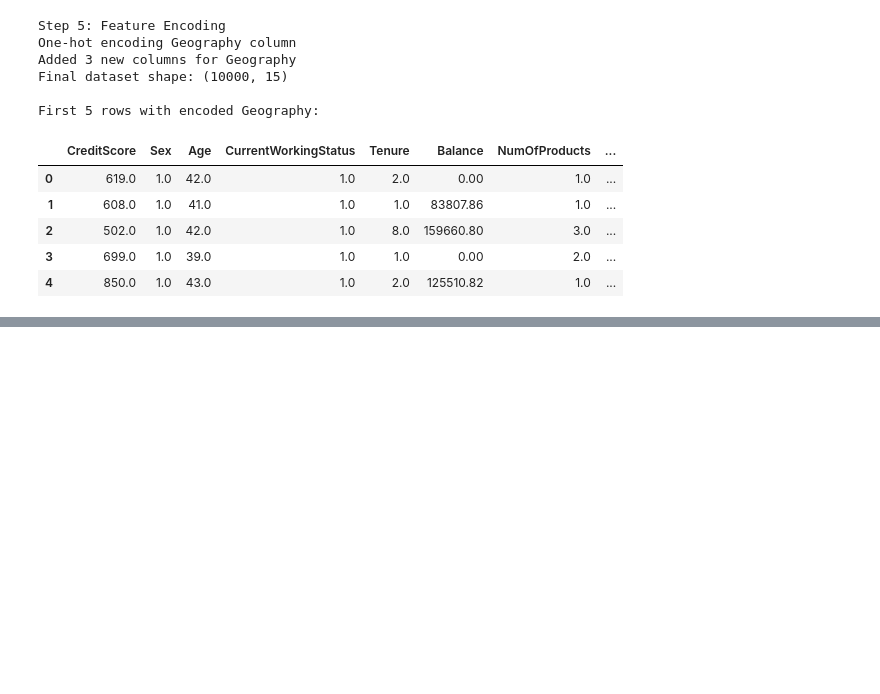
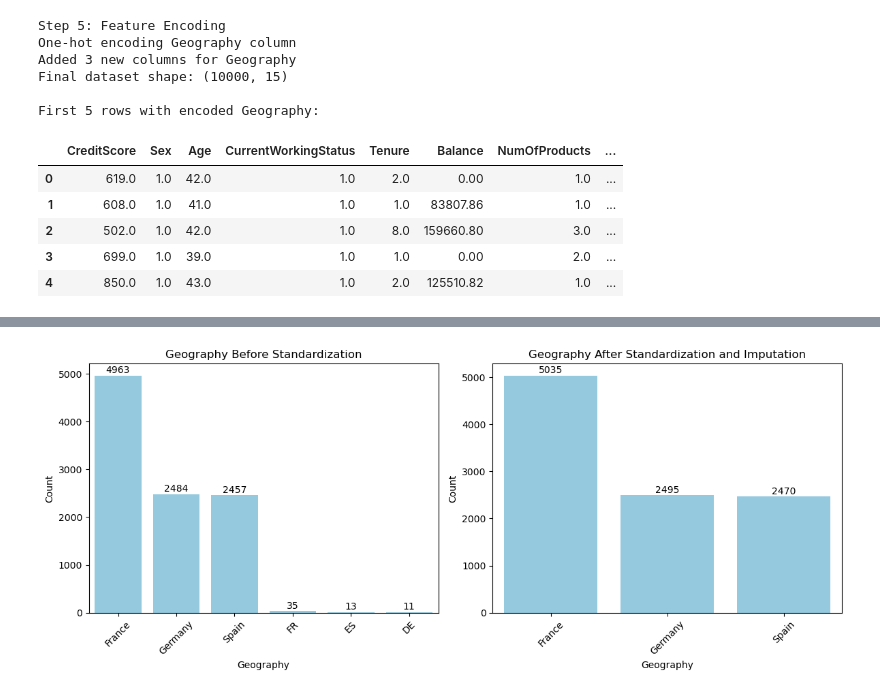
Before and after one commit to idrcmatre/churn-prediction-ml, a Jupyter notebook: Data Cleaning.ipynb, the cells around one changed output, grey strips where cells are left out. Drawn from its saved outputs; the diff is of its cells as text; code cells hidden in the pictures; blank space fills up the shorter version.

```diff
--- a/Data Cleaning.ipynb
+++ b/Data Cleaning.ipynb
@@ -381,0 +482,48 @@ First 5 rows with encoded Geography:
+# %%
+# Fixed Geography before and after standardization with distribution line
+plt.figure(figsize=(12, 5))
+
+# Before cleaning
+plt.subplot(1, 2, 1)
+# Using barplot instead of countplot to have more control
+counts = df['Geography'].value_counts().reset_index()
+counts.columns = ['Geography', 'Count']
+ax = sns.barplot(x='Geography', y='Count', data=counts, color='skyblue')
+plt.title('Geography Before Standardization')
+plt.xlabel('Geography')
+plt.ylabel('Count')
+plt.xticks(rotation=45)
+
+# Add count labels on top of bars
+for i, v in enumerate(counts['Count']):
+    ax.text(i, v + 50, str(v), ha='center')
+
+# After cleaning - create a single Geography column from one-hot encoded columns
+plt.subplot(1, 2, 2)
+
+# Create reconstructed Geography values using a faster approach
+geo_data = pd.DataFrame({
+    'Geography': np.select(
+        [df_clean['Geography_France'], df_clean['Geography_Germany'], df_clean['Geography_Spain']],
+        ['France', 'Germany', 'Spain'],
+        default='Unknown'
+    )
+})
+
+# Count values
+geo_counts = geo_data['Geography'].value_counts().reset_index()
+geo_counts.columns = ['Geography', 'Count']
+ax = sns.barplot(x='Geography', y='Count', data=geo_counts, color='skyblue')
+plt.title('Geography After Standardization and Imputation')
+plt.xlabel('Geography')
+plt.ylabel('Count')
+plt.xticks(rotation=45)
+
+# Add count labels on top of bars
+for i, v in enumerate(geo_counts['Count']):
+    ax.text(i, v + 50, str(v), ha='center')
+
+plt.tight_layout()
+plt.show()
+# %% [output]
+[figure, added]
```
Also changed, not shown: parts of 8 cells of this notebook.
